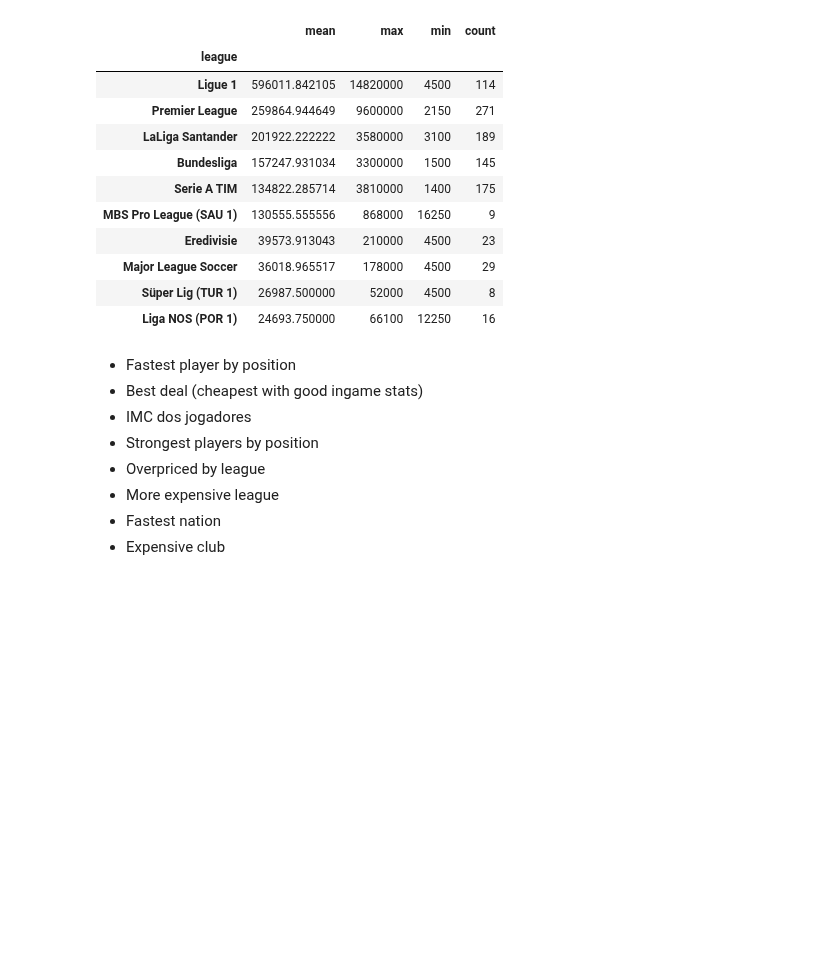
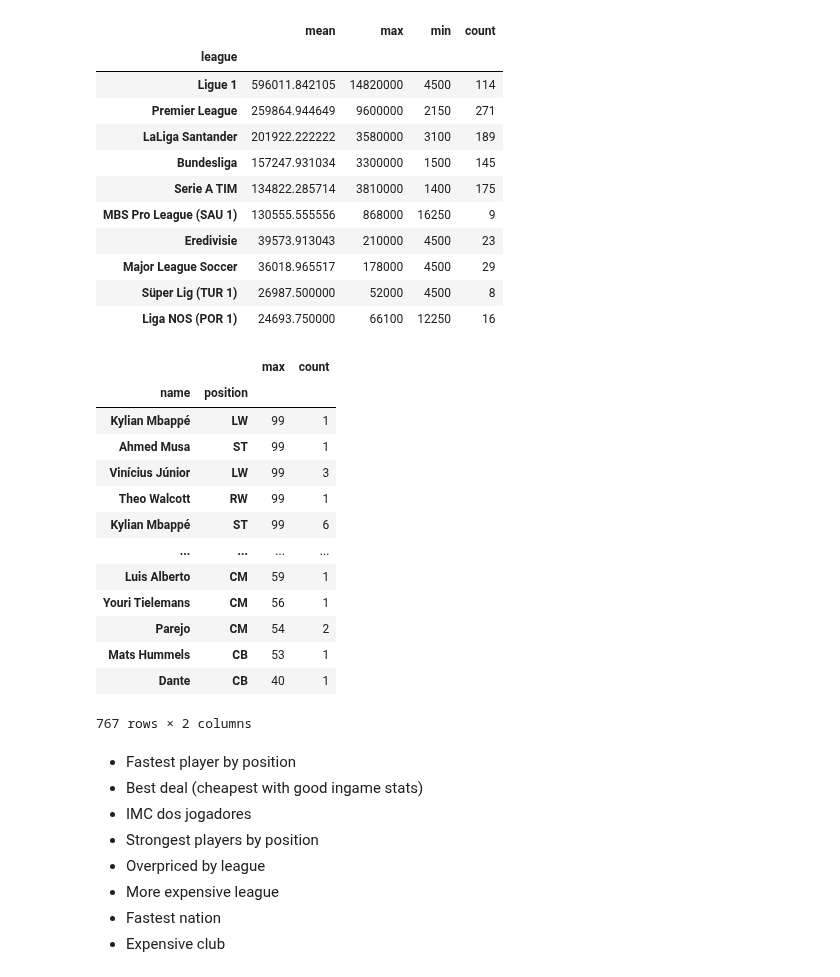
Before and after one commit to felipemayer/data_portfolio, a Jupyter notebook: players_fifa23_analysis/players_analysis.ipynb, the cells around one changed output. Drawn from its saved outputs; the diff is of its cells as text; code cells hidden in the pictures; blank space fills up the shorter version.

```diff
--- a/players_fifa23_analysis/players_analysis.ipynb
+++ b/players_fifa23_analysis/players_analysis.ipynb
@@ -265,6 +265,25 @@ df_top_league_players.query('price > 0')\
 | Major League Soccer | 36018.965517 | 178000 | 4500 | 29 |
 | Süper Lig (TUR 1) | 26987.500000 | 52000 | 4500 | 8 |
 | Liga NOS (POR 1) | 24693.750000 | 66100 | 12250 | 16 |
+# %%
+df_top_league_players.groupby(['name', 'position'])['pace']\
+                        .agg(['max', 'count'])\
+                            .sort_values('max', ascending=False)
+# %% [output]
+|  |  | max | count |
+| name | position |  |  |
+| Kylian Mbappé | LW | 99 | 1 |
+| Ahmed Musa | ST | 99 | 1 |
+| Vinícius Júnior | LW | 99 | 3 |
+| Theo Walcott | RW | 99 | 1 |
+| Kylian Mbappé | ST | 99 | 6 |
+| ... | ... | ... | ... |
+| Luis Alberto | CM | 59 | 1 |
+| Youri Tielemans | CM | 56 | 1 |
+| Parejo | CM | 54 | 2 |
+| Mats Hummels | CB | 53 | 1 |
+| Dante | CB | 40 | 1 |
+767 rows × 2 columns
 # %% [markdown]
 - Fastest player by position
 - Best deal (cheapest with good ingame stats)
```
Also changed, not shown: parts of 2 cells of this notebook.
